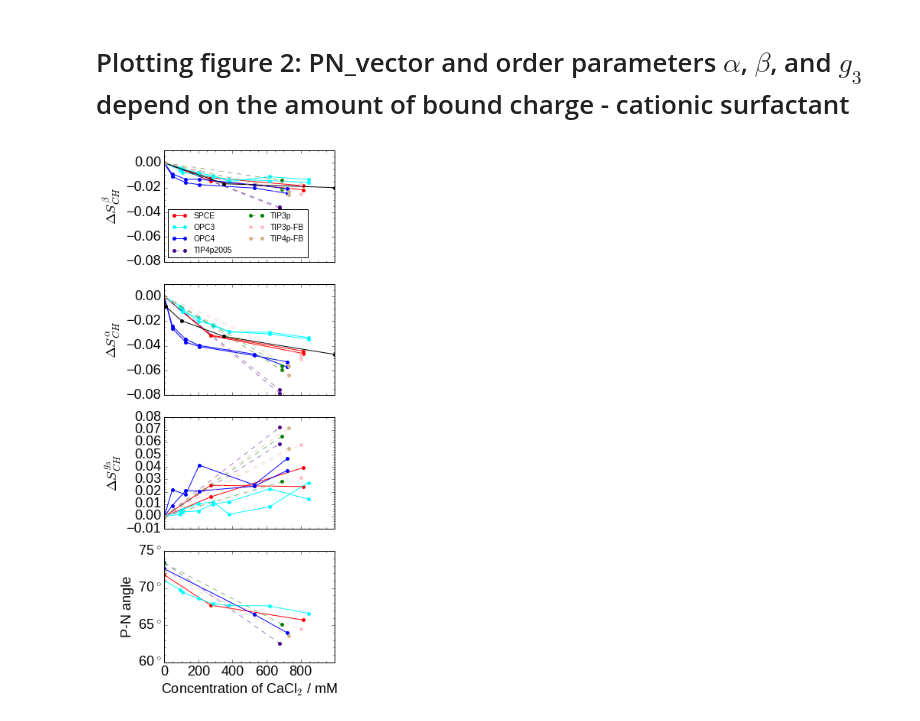
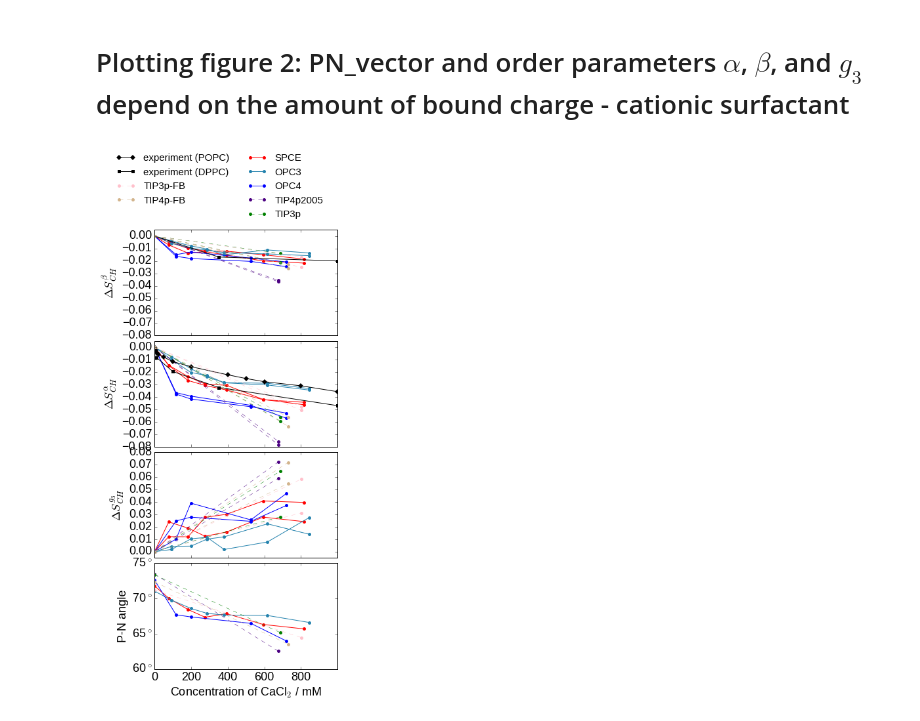
Before and after one commit to ohsOllila/NMRlipids_VI-NewIonModel, a Jupyter notebook: Fig/ipython_nb/Plot_PNs_OPs_L14_ECCLipid17_q80_sig89_salts-CaCl-waterModels.ipynb, the cells around one changed output. Cells and saved outputs as stored; diff of their text form; code cells hidden in the pictures.

Commit message:
Big update of data: added several new figures, improved all main-text figures, finished transition to SPCE.

```diff
--- a/Fig/ipython_nb/Plot_PNs_OPs_L14_ECCLipid17_q80_sig89_salts-CaCl-waterModels.ipynb
+++ b/Fig/ipython_nb/Plot_PNs_OPs_L14_ECCLipid17_q80_sig89_salts-CaCl-waterModels.ipynb
@@ -48,7 +50,7 @@ sim_dirs = []
 for f in locate("OrdPars.dat", root=os.curdir+"/NpT"):
     if "sim22a_0mM_NaCl" in f:
         sim_dirs.append(os.path.dirname(f))
-    if "sim22a_" in f and "mM_CaCl-2s" in f:
+    if "sim22a_" in f and "mM_CaCl-2s" in f and not "_smallZ" in f:
         sim_dirs.append(os.path.dirname(f))
 
 for f in sim_dirs:
@@ -165,6 +188,6 @@ print experiments
 # %%
 # Make a colour code for the many water models
-colour_palette = ['red', 'cyan', 'blue', 'indigo', 'green', 'pink', 'tan', 'teal', 'orange']
+colour_palette = ['red', '#2583AE', 'blue', 'indigo', 'green', 'pink', 'tan', 'brown', 'orange']
 
 colour_code = {}
 for key in opsdata_waters.keys():
@@ -295,7 +209,8 @@ font = {'family' : 'Liberation Sans',
 
 matplotlib.rc('font', **font)
 
-fig, axs = plt.subplots(nrows=4, ncols=1, sharex="all", figsize=[4,12], dpi=200)
+fig, axs = plt.subplots(nrows=4, ncols=1, sharex="all", figsize=[5,12], dpi=200)
+fig.subplots_adjust(hspace=0.05)
 #fig.subplotpars.left = 0.3
 
 # give subplots human-redable names
@@ -326,15 +241,15 @@ for watmod in opsdata_waters.keys():
         if key.startswith("alpha"):
             iplt = 1
             do_delta = True
-            ylim = [-0.08, 0.01]
+            ylim = [-0.08, 0.005]
         elif key.startswith("beta"):
             iplt = 0
             do_delta = True
-            ylim = [-0.08, 0.01]
+            ylim = [-0.08, 0.005]
         elif key.startswith("g3"):
             iplt = 2
             do_delta = True
-            ylim = [-0.01, 0.08]
+            ylim = [-0.005, 0.08]
         elif key.startswith("PN"):
             iplt = 3
             yerror = 0.15
@@ -353,42 +268,51 @@ for watmod in opsdata_waters.keys():
         if do_delta:
             data[:,1] -= data[0,1]
         #ax.errorbar(data[:,0], data[:,1], yerr=yerror, lw=2.0, marker='s', markersize=5, mew=0, color=c) #, c=colour, lw=1.0, label=point_label)
-        if key.startswith("beta1"):
+        if key.startswith("alpha_") or key=="alpha1":
             plot_label = watmod
+            if key.endswith("PC"):
+                plot_label = "experiment ("+key[key.rfind("_")+1:]+")"
         else:
             plot_label = None
-        if key.startswith('alpha'):
-            #print watmod, "\n", data, "\n"
-            pass
+        marker = "o"
+        markersize = 5
+        if "POPC" in key:
+            marker = "D"
+        if "DPPC" in key:
+            marker = "s"
 
         linewidth = 0.5
         linestyle = '--'
         if watmod.startswith('OPC') or watmod.startswith('exp')  or watmod.startswith('SPCE'):
             linewidth = 1.0
             linestyle = '-'
 
         if not data.shape == (0,):
-            ax.plot(data[:,0], data[:,1], c=colour_code[watmod],ls=linestyle, lw=linewidth, marker='o', markersize=5, mew=0, label=plot_label) #, c=colour, lw=1.0, label=point_label)
+            ax.plot(data[:,0], data[:,1], c=colour_code[watmod],ls=linestyle, lw=linewidth, marker=marker, markersize=markersize, mew=0, label=plot_label) #, c=colour, lw=1.0, label=point_label)
 
 
 for ax in axs:
-    ax.minorticks_on()
+    #ax.minorticks_on()
     pass
 
-xlim = pna.get_xlim()
+xlim = [0,1000]
 num_range = range(int(xlim[0]), int(xlim[1]), 200)
 pna.set_xticks(num_range)
 pna.set_xticklabels([ str(i) for i in num_range])
 pna.set_xlim(xlim)
 
 ylim = pna.get_ylim()
 pna.set_yticks(range(0,90,5))
 pna.set_yticklabels([ str(i)+r"$^\circ$" for i in range(0,90,5)])
 pna.set_ylim(ylim)
 
-dsb.legend(loc='lower left', ncol=2, markerscale=1.0, scatterpoints=4, fontsize='xx-small')
+dsa.legend(bbox_transform=plt.gcf().transFigure,
+           bbox_to_anchor=(0.48, 1.05),
+           ncol=2, mode="expand",
+           frameon=False,
+           fontsize='small')
 
 plt.savefig("PN_angle_OrdPars-A-B-g3_L14-ECCL17_q80_sig89_CaCl_waterModels.pdf", dpi=200, bbox_inches='tight')
 plt.show()
 # %% [output]
-[figure, old version]
+[figure, new version]
```
Also changed, not shown: parts of 5 cells of this notebook, 29 other files.
